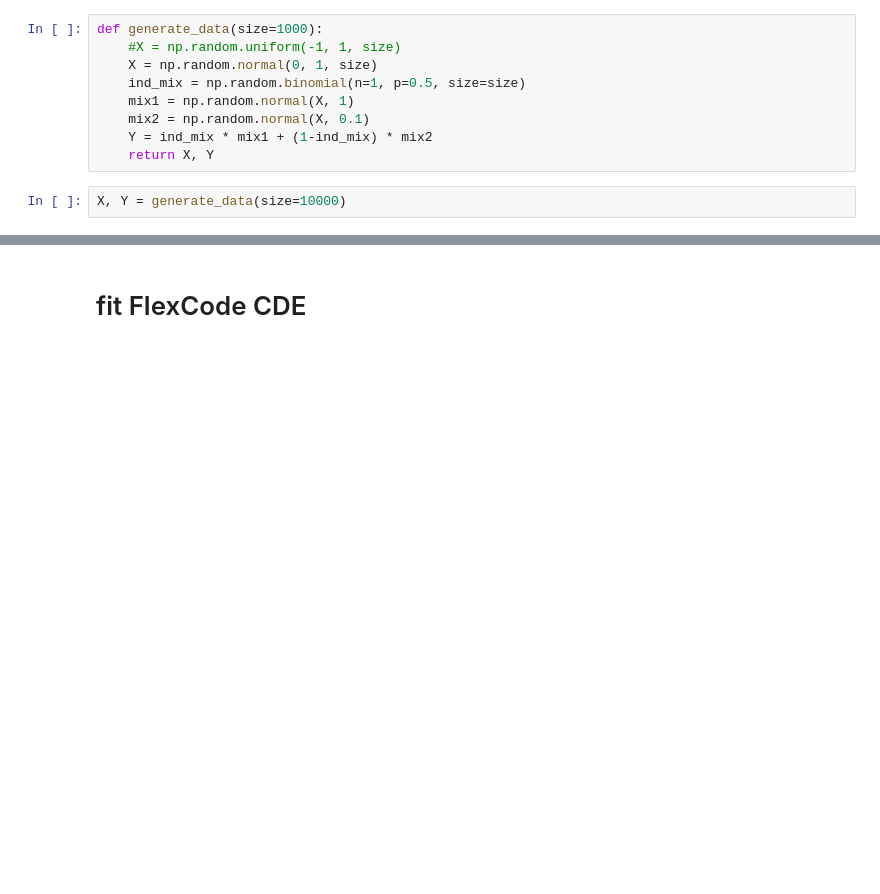
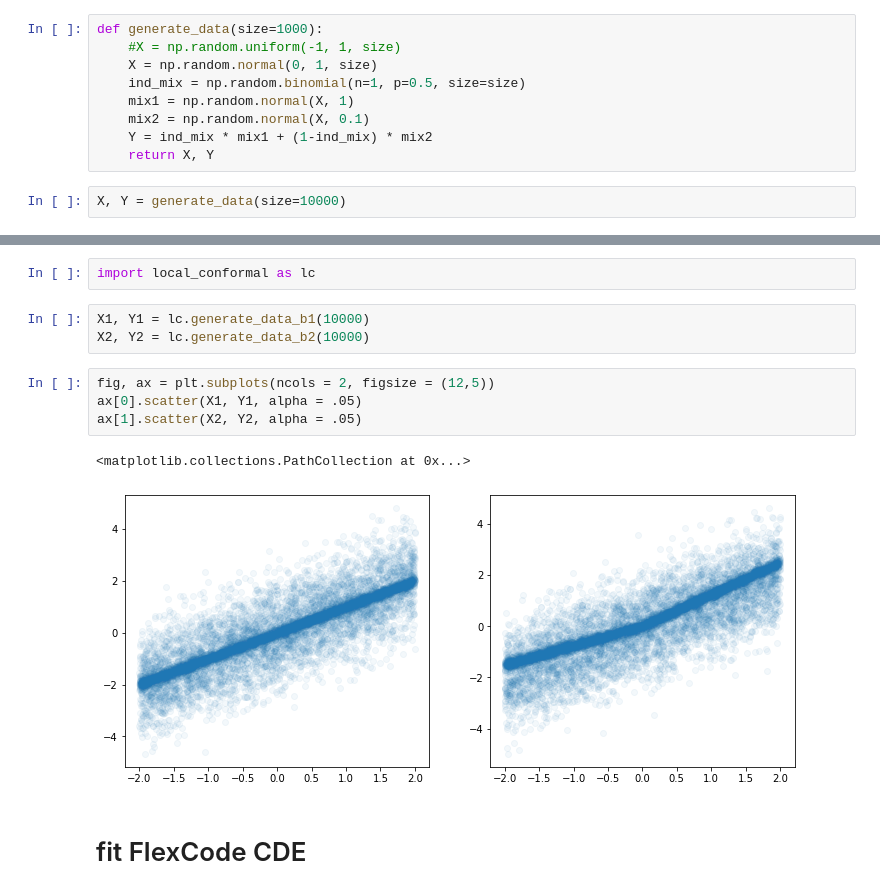
Before and after one commit to zhao-david/CDE-conformal, a Jupyter notebook: scratch/toy_example_v1.ipynb, the cells around one changed output, grey strips where cells are left out. Saved outputs shown, nothing was run; the diff lists cells and outputs as text; blank space fills up the shorter version.

```diff
--- a/scratch/toy_example_v1.ipynb
+++ b/scratch/toy_example_v1.ipynb
@@ -40,3 +40,15 @@ plt.show()
+# %%
+import local_conformal as lc
+# %%
+X1, Y1 = lc.generate_data_b1(10000)
+X2, Y2 = lc.generate_data_b2(10000)
+# %%
+fig, ax = plt.subplots(ncols = 2, figsize = (12,5))
+ax[0].scatter(X1, Y1, alpha = .05)
+ax[1].scatter(X2, Y2, alpha = .05)
+# %% [output]
+<matplotlib.collections.PathCollection at 0x...>
+[figure, added]
 # %% [markdown]
 # fit FlexCode CDE
 # %%
```
Also changed, not shown: parts of 31 cells of this notebook, 11 other files.
